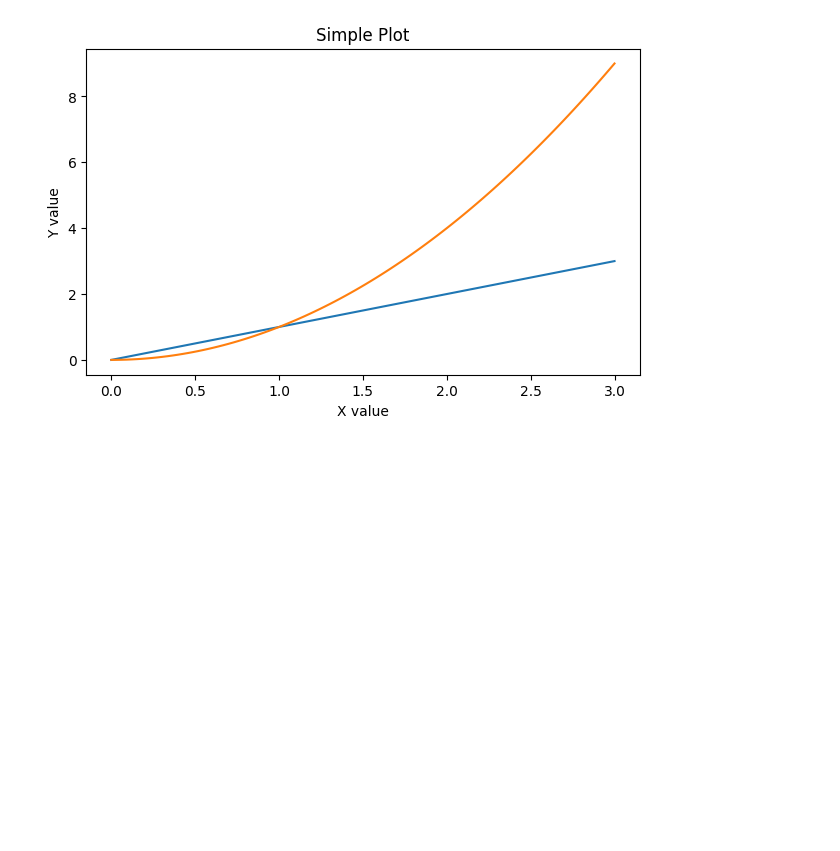
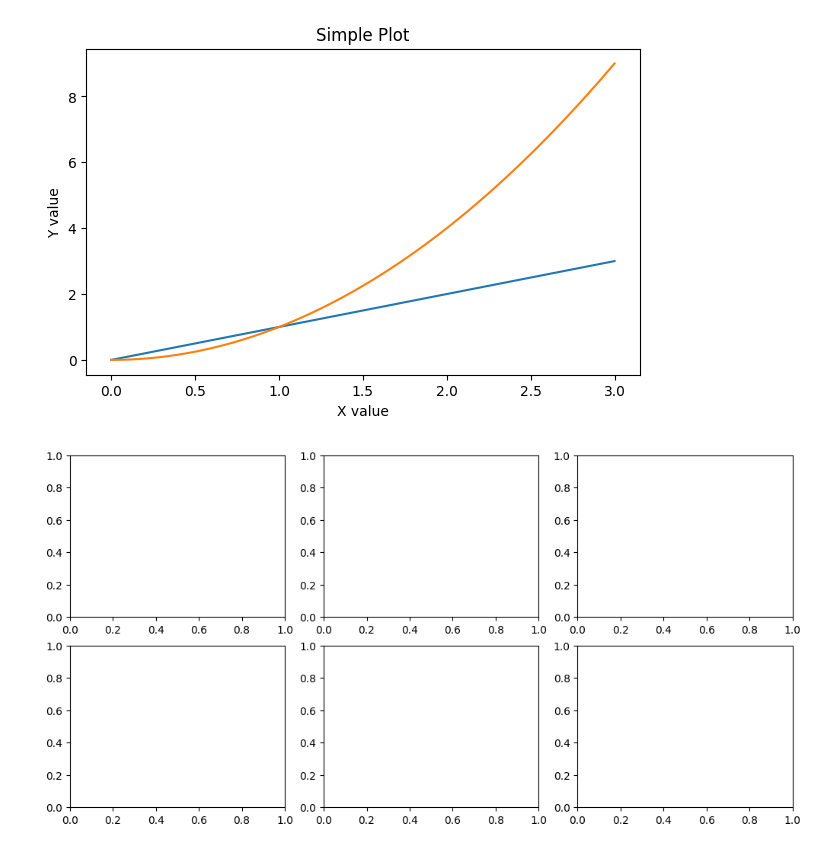
Before and after one commit to jaesgithub/ECON-323, a Jupyter notebook: February_3rd.ipynb, the cells around one changed output. Drawn from its saved outputs; the diff is of its cells as text; code cells hidden in the pictures; blank space fills up the shorter version.

```diff
--- a/February_3rd.ipynb
+++ b/February_3rd.ipynb
@@ -31 +33,8 @@ plt.show()
+# %%
+# Create two rows and three columns of axes on our figure
+fig, axes = plt.subplots(2, 3, figsize = (10, 5), layout = 'constrained')
+
+plt.show()
+# %% [output]
+[figure, added]
 # %%
```
Also changed, not shown: parts of 4 cells of this notebook.
